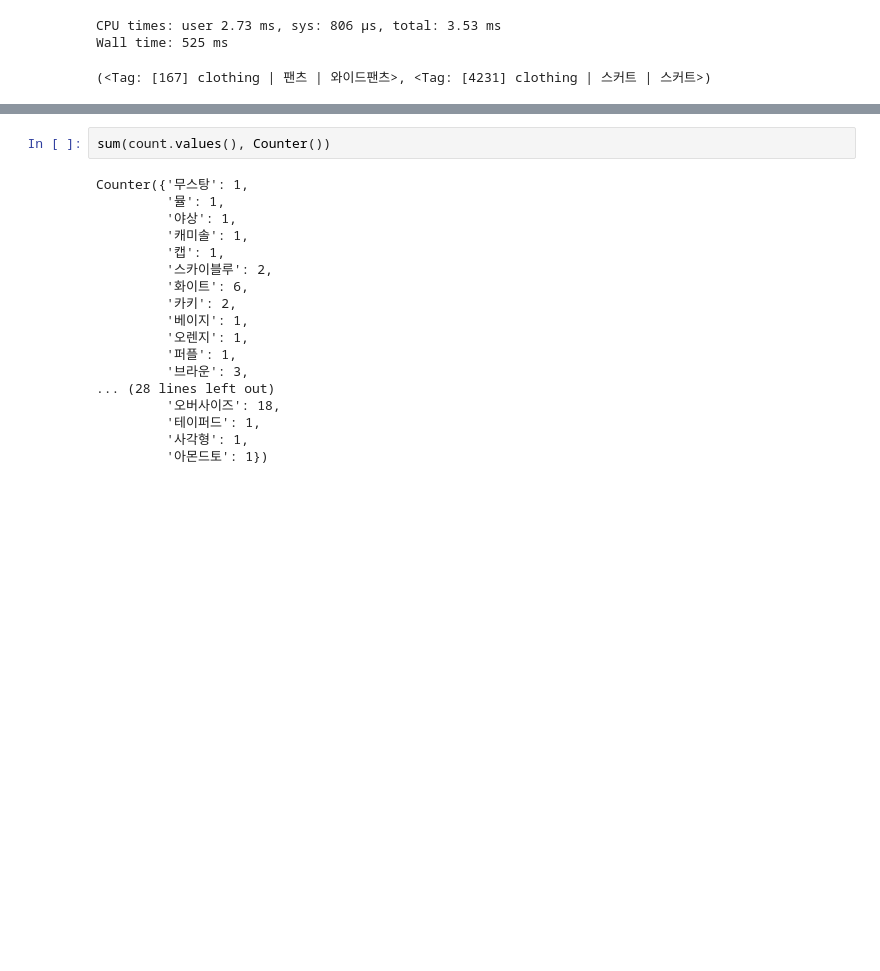
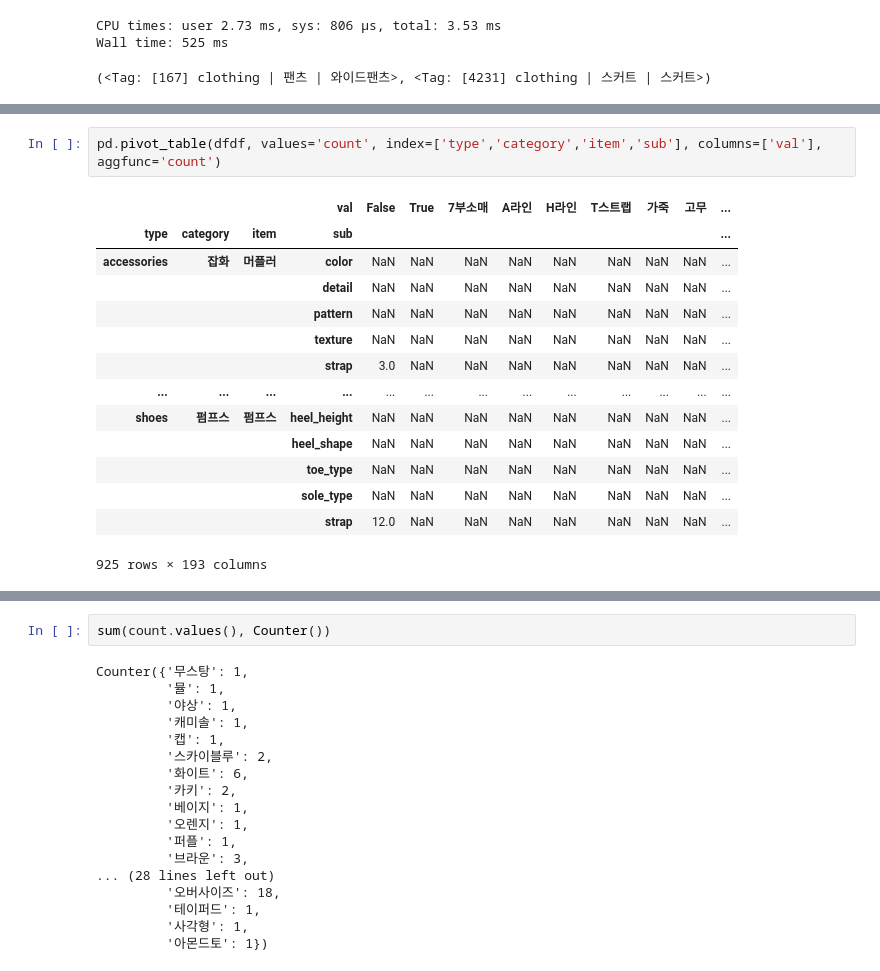
Before and after one commit to gem763/maskplay, a Jupyter notebook: data/Untitled.ipynb, the cells around one changed output, grey strips where cells are left out. Cells and saved outputs as stored; diff of their text form; blank space fills up the shorter version.

```diff
--- a/data/Untitled.ipynb
+++ b/data/Untitled.ipynb
@@ -89,0 +174,17 @@ Wall time: 312 ms
+# %%
+pd.pivot_table(dfdf, values='count', index=['type','category','item','sub'], columns=['val'], aggfunc='count')
+# %% [output]
+|  |  |  | val | False | True | 7부소매 | A라인 | H라인 | T스트랩 | 가죽 | 고무 | ... |
+| type | category | item | sub |  |  |  |  |  |  |  |  | ... |
+| accessories | 잡화 | 머플러 | color | NaN | NaN | NaN | NaN | NaN | NaN | NaN | NaN | ... |
+|  |  |  | detail | NaN | NaN | NaN | NaN | NaN | NaN | NaN | NaN | ... |
+|  |  |  | pattern | NaN | NaN | NaN | NaN | NaN | NaN | NaN | NaN | ... |
+|  |  |  | texture | NaN | NaN | NaN | NaN | NaN | NaN | NaN | NaN | ... |
+|  |  |  | strap | 3.0 | NaN | NaN | NaN | NaN | NaN | NaN | NaN | ... |
+| ... | ... | ... | ... | ... | ... | ... | ... | ... | ... | ... | ... | ... |
+| shoes | 펌프스 | 펌프스 | heel_height | NaN | NaN | NaN | NaN | NaN | NaN | NaN | NaN | ... |
+|  |  |  | heel_shape | NaN | NaN | NaN | NaN | NaN | NaN | NaN | NaN | ... |
+|  |  |  | toe_type | NaN | NaN | NaN | NaN | NaN | NaN | NaN | NaN | ... |
+|  |  |  | sole_type | NaN | NaN | NaN | NaN | NaN | NaN | NaN | NaN | ... |
+|  |  |  | strap | 12.0 | NaN | NaN | NaN | NaN | NaN | NaN | NaN | ... |
+925 rows × 193 columns
```
Also changed, not shown: parts of 13 cells of this notebook, 14 other files.
